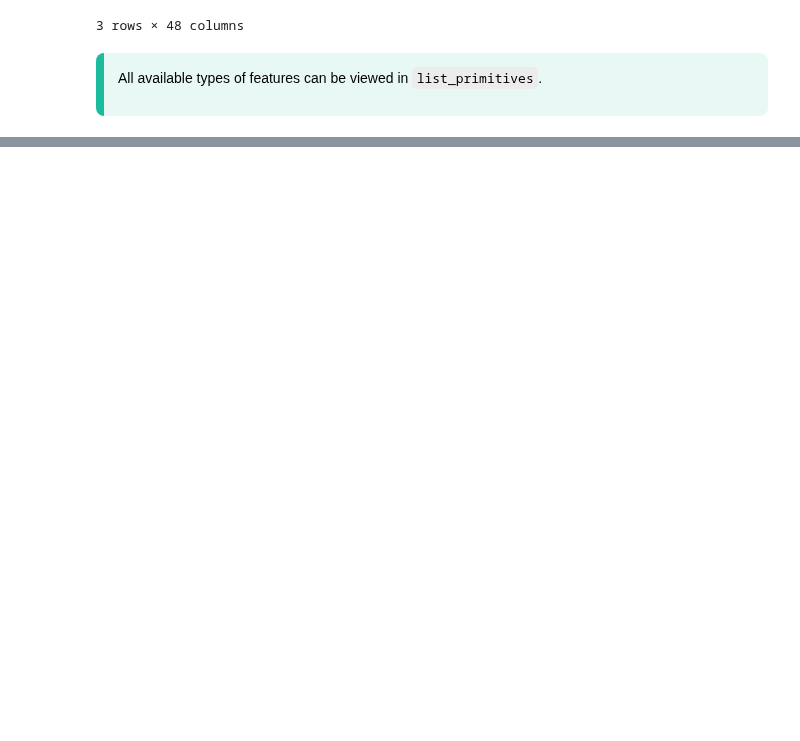
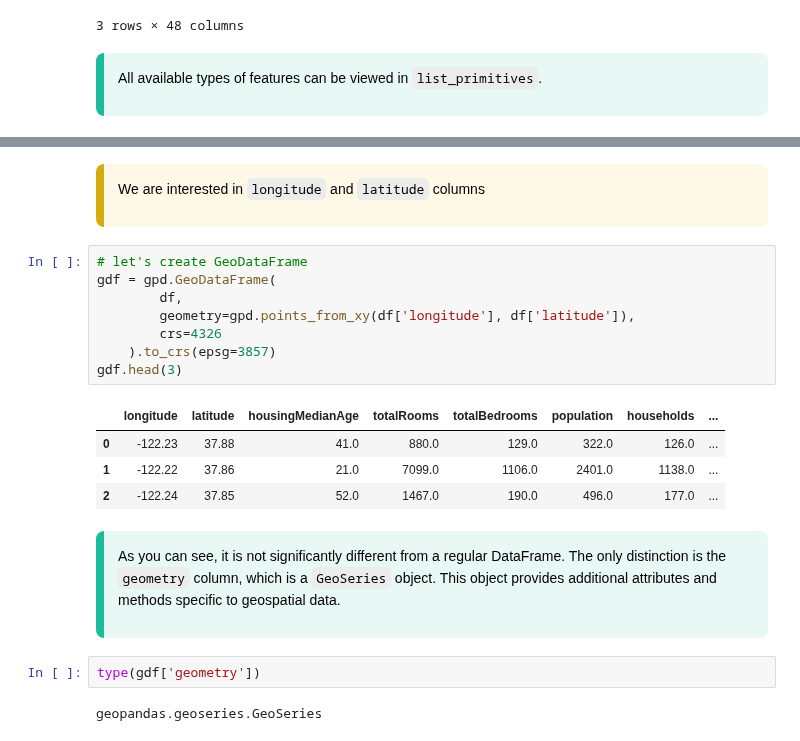
Before and after one commit to aziart/comp-ds, a Jupyter notebook: notebooks/05.1.02 - Automatic Feature Generation.ipynb, the cells around one changed output, grey strips where cells are left out. Cells and saved outputs as stored; diff of their text form; blank space fills up the shorter version.

```diff
--- a/notebooks/05.1.02 - Automatic Feature Generation.ipynb
+++ b/notebooks/05.1.02 - Automatic Feature Generation.ipynb
@@ -346,0 +418,28 @@ The library also offers many other useful features — refer to the [official do
+# %% [markdown]
+<div class="alert" style="background-color: #FEF9E7; border-left: 8px solid #D4AC0D; padding: 14px; border-radius: 8px; font-size: 14px; color: #000000;">
+
+We are interested in `longitude` and `latitude` columns
+
+</div>
+# %%
+# let's create GeoDataFrame
+gdf = gpd.GeoDataFrame(
+        df,
+        geometry=gpd.points_from_xy(df['longitude'], df['latitude']),
+        crs=4326
+    ).to_crs(epsg=3857)
+gdf.head(3)
+# %% [output]
+|  | longitude | latitude | housingMedianAge | totalRooms | totalBedrooms | population | households | ... |
+| 0 | -122.23 | 37.88 | 41.0 | 880.0 | 129.0 | 322.0 | 126.0 | ... |
+| 1 | -122.22 | 37.86 | 21.0 | 7099.0 | 1106.0 | 2401.0 | 1138.0 | ... |
+| 2 | -122.24 | 37.85 | 52.0 | 1467.0 | 190.0 | 496.0 | 177.0 | ... |
+# %% [markdown]
+<div class="alert" style="background-color:  #E8F8F5; border-left: 8px solid #1ABC9C; padding: 14px; border-radius: 8px; font-size: 14px; color: #000000;">
+
+As you can see, it is not significantly different from a regular DataFrame. The only distinction is the `geometry` column, which is a `GeoSeries` object. This object provides additional attributes and methods specific to geospatial data.
+</div>
+# %%
+type(gdf['geometry'])
+# %% [output]
+geopandas.geoseries.GeoSeries
```
Also changed, not shown: parts of 15 cells of this notebook.
